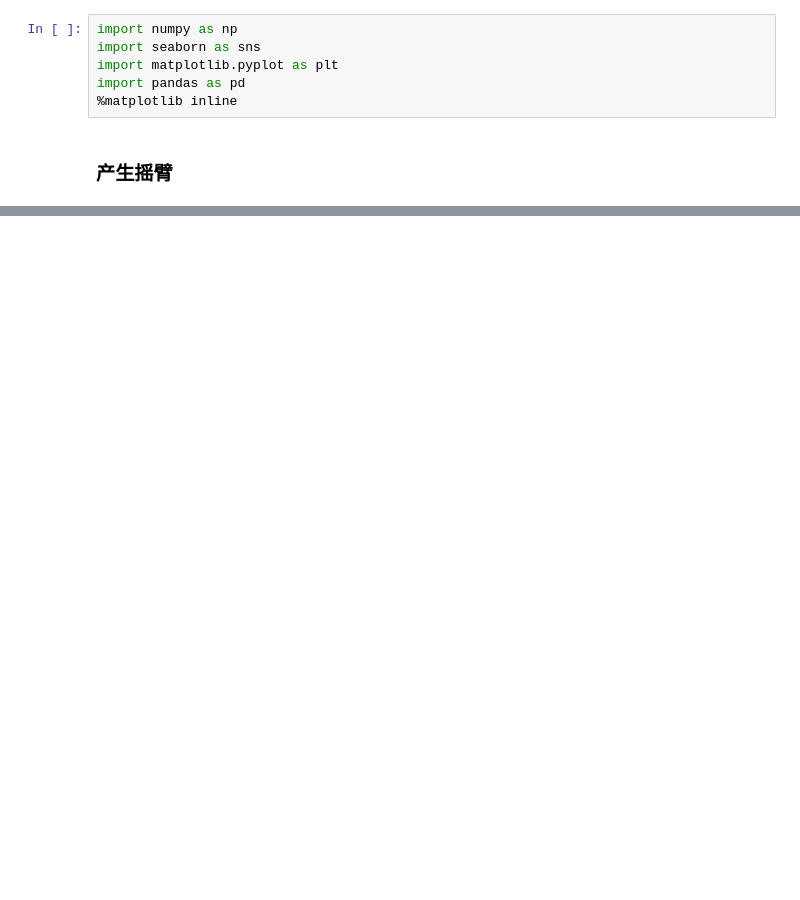
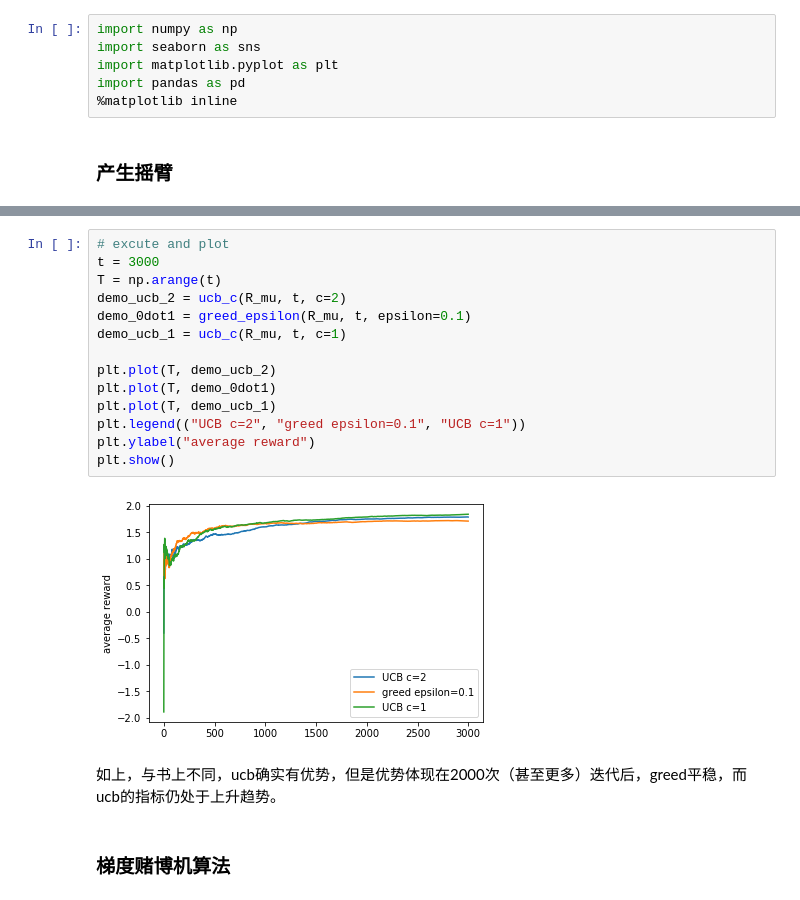
Before and after one commit to PiperLiu/Reinforcement-Learning-practice-zh, a Jupyter notebook: practice/01-Stochastic-Multi-Armed-Bandit.ipynb, the cells around one changed output, grey strips where cells are left out. Cells and saved outputs as stored; diff of their text form; blank space fills up the shorter version.

```diff
--- a/practice/01-Stochastic-Multi-Armed-Bandit.ipynb
+++ b/practice/01-Stochastic-Multi-Armed-Bandit.ipynb
@@ -67,0 +300,20 @@ plt.show()
+# %%
+# excute and plot
+t = 3000
+T = np.arange(t)
+demo_ucb_2 = ucb_c(R_mu, t, c=2)
+demo_0dot1 = greed_epsilon(R_mu, t, epsilon=0.1)
+demo_ucb_1 = ucb_c(R_mu, t, c=1)
+
+plt.plot(T, demo_ucb_2)
+plt.plot(T, demo_0dot1)
+plt.plot(T, demo_ucb_1)
+plt.legend(("UCB c=2", "greed epsilon=0.1", "UCB c=1"))
+plt.ylabel("average reward")
+plt.show()
+# %% [output]
+[figure, added]
+# %% [markdown]
+如上，与书上不同，ucb确实有优势，但是优势体现在2000次（甚至更多）迭代后，greed平稳，而ucb的指标仍处于上升趋势。
+# %% [markdown]
+### 梯度赌博机算法
```
Also changed, not shown: parts of 19 cells of this notebook, 3 other files.
